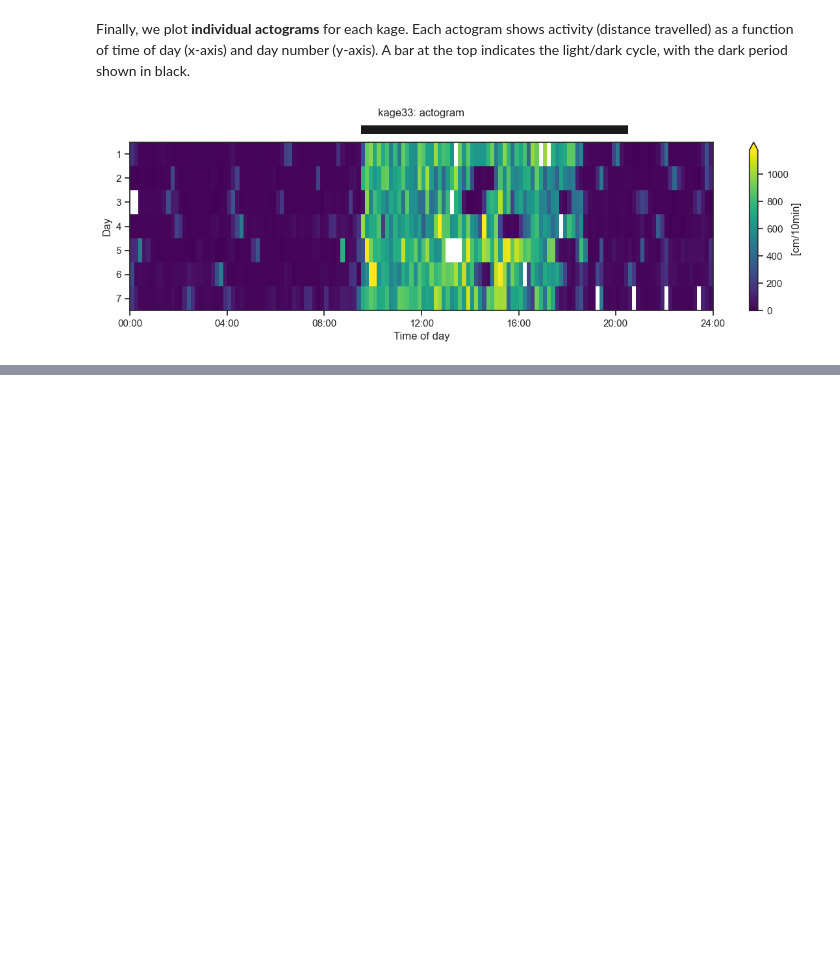
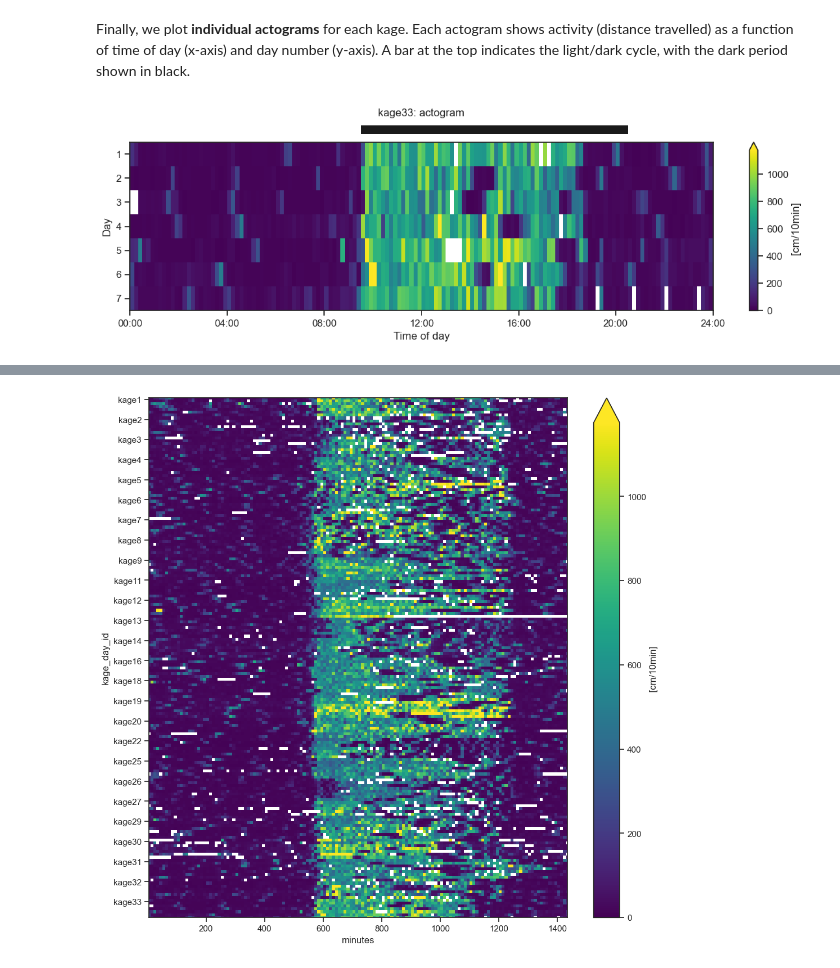
Before and after one commit to neuroinformatics-unit/smart-kages-movement, a Jupyter notebook: notebooks/05_best_week_overview.ipynb, the cells around one changed output, grey strips where cells are left out. Saved outputs shown, nothing was run; the diff lists cells and outputs as text; code cells hidden in the pictures; blank space fills up the shorter version.

Commit message:
WIP stack all actograms together

```diff
--- a/notebooks/05_best_week_overview.ipynb
+++ b/notebooks/05_best_week_overview.ipynb
@@ -410,10 +415,8 @@ fig.savefig(activity_hist_path, dpi=128)
 # %% [markdown]
 We now reshape the activity data into a 3D `actogram` array with dimensions `(individuals, day, minutes)`. For each individual, each row represents one day, and each column represents a 10-minute bin within that day. The coordinate assigned to each bin corresponds to the center of the time bin. This format allows us to visualize daily activity patterns aligned by time of day.
 # %%
-# Get days, excluding the last one if it's incomplete (just midnight)
-daily_groups = list(activity.groupby("time.date"))
-if len(daily_groups[-1][1]) < n_daily_bins:
-    daily_groups = daily_groups[:-1]
+# Get days, excluding the last one (just midnight of the next day)
+daily_groups = list(activity.groupby("time.date"))[:-1]
 n_days = len(daily_groups)
 
 # Create an empty actogram of shape (individuals n_days, n_daily_bins)
@@ -434,10 +437,8 @@ for kage in tqdm(ds.individuals.values, total=ds.sizes["individuals"]):
             individuals=kage
         ).values
 
-actogram.attrs["units"] = f"cm/{TIME_BIN_MINUTES}min"
-actogram.attrs["time_bin_minutes"] = TIME_BIN_MINUTES
-actogram.attrs["valid_fraction_threshold"] = VALID_FRACTION_THRESHOLD
-actogram.attrs["description"] = "Cumulative distance traveled in cm per time bin"
+# Copy attributes from activity to actogram
+actogram.attrs = activity.attrs.copy()
 
 actogram
 # %% [output]
@@ -496,0 +508,12 @@ for kage in tqdm(ds.individuals.values, total=ds.sizes["individuals"]):
+# %%
+# Stack the individuals and days to creat a very tall 2D array
+# (individuals * n_days, n_daily_bins)
+actogram_tall = actogram.stack(individuals_days=("individuals", "day"))
+# Turn multiindex into strings for easier plotting
+kage_day_labels = [
+    f"{ind}_day{day}" for ind, day in actogram_tall.individuals_days.values
+]
+actogram_tall = actogram_tall.assign_coords(
+    kage_day_id=("individuals_days", kage_day_labels)
+)
+actogram_tall
@@ -496,0 +530,23 @@ for kage in tqdm(ds.individuals.values, total=ds.sizes["individuals"]):
+# %%
+fig, ax = plt.subplots(figsize=(12, 12))
+
+actogram_tall.plot.pcolormesh(
+    x="minutes",
+    y="kage_day_id",
+    yincrease=False,
+    cmap="viridis",
+    vmin=0,
+    vmax=activity_vmax,
+    ax=ax,
+)
+
+# Assign ticks only for first day of each kage
+tick_positions = []
+tick_labels = []
+for i, kage in enumerate(ds.individuals.values):
+    tick_positions.append(i * n_days + 0.5)
+    tick_labels.append(kage)
+ax.set_yticks(tick_positions)
+ax.set_yticklabels(tick_labels);
+# %% [output]
+[figure, added]
```
Also changed, not shown: parts of 5 cells of this notebook.
